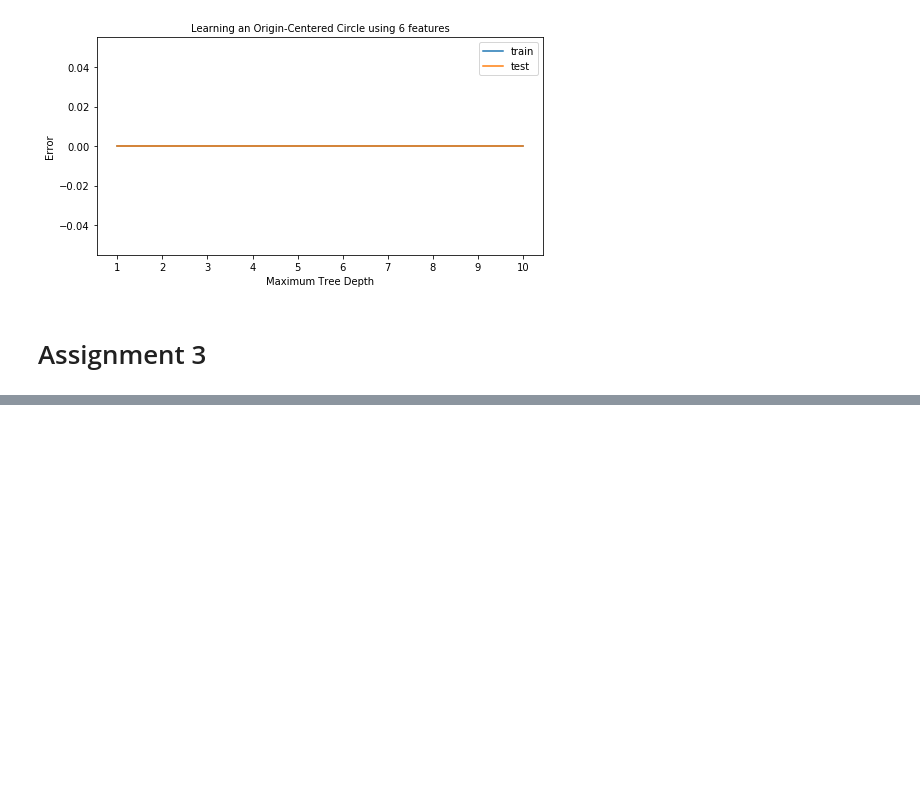
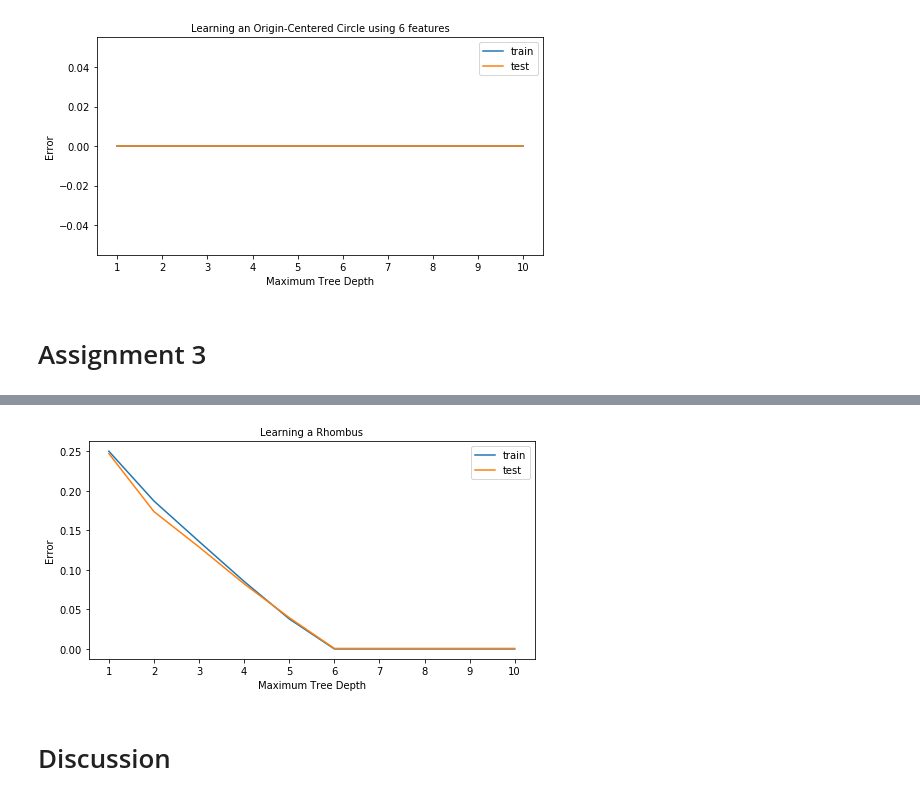
Before and after one commit to AbtahiChowdhury/csc59929-Intro-to-Machine-Learning, a Jupyter notebook: Assignment3/Chowdhury_Abtahi_AS03.ipynb, the cells around one changed output, grey strips where cells are left out. Saved outputs shown, nothing was run; the diff lists cells and outputs as text; code cells hidden in the pictures; blank space fills up the shorter version.

```diff
--- a/Assignment3/Chowdhury_Abtahi_AS03.ipynb
+++ b/Assignment3/Chowdhury_Abtahi_AS03.ipynb
@@ -513,0 +641,29 @@ plt.show()
+# %%
+# split data into 50% training and 50% test data
+from sklearn.model_selection import train_test_split
+
+X8_train, X8_test, Y8_train, Y8_test = train_test_split(
+         X8, Y8, test_size=0.50, random_state=0)
+# %%
+# Fit for various depth trees
+MaxDepth = 10
+Errors = np.zeros((MaxDepth,2))
+
+print ('Max Depth, Training, Test')
+
+for i in range(0,MaxDepth):
+    tree = DecisionTreeClassifier(criterion='entropy', max_depth=i+1, random_state=0)
+    tree.fit(X8_train, Y8_train)
+
+    X8_combined = np.vstack((X8_train, X8_test))
+    Y8_combined = np.hstack((Y8_train, Y8_test))
+
+    # optional outputs
+    z = tree.apply(X8_combined)
+    #print(z)
+    dp = tree.decision_path(X8_combined)
+    #print (dp)
+
+    Errors[i,0] = 1 - tree.score(X8_train,Y8_train)
+    Errors[i,1] = 1 - tree.score(X8_test,Y8_test)
+    print(i+1,Errors[i,0],Errors[i,1])
@@ -513,0 +690,17 @@ plt.show()
+# %%
+# plot errors by tree depth
+
+plt.close('all')
+fig, ax = plt.subplots(nrows=1, ncols=1, figsize = (8,4))
+ax.set_xlabel('Maximum Tree Depth')
+ax.set_ylabel('Error')
+ax.set_title('Learning a Rhombus', fontsize ='medium')
+ax.xaxis.set_major_locator(MaxNLocator(integer=True))
+ax.plot(np.arange(1,MaxDepth+1),Errors[:,0], label='train')
+ax.plot(np.arange(1,MaxDepth+1),Errors[:,1], label='test')
+ax.legend(loc='upper right', fontsize='medium')
+plt.show()
+# %% [output]
+[figure, added]
+# %% [markdown]
+# Discussion
```
Also changed, not shown: parts of 25 cells of this notebook, 9 other files.
